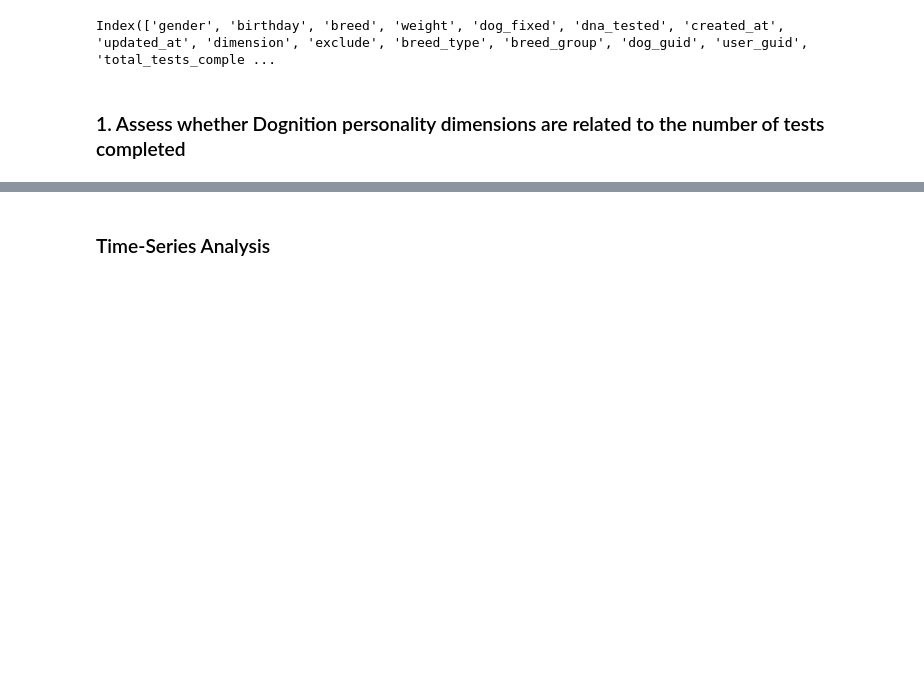
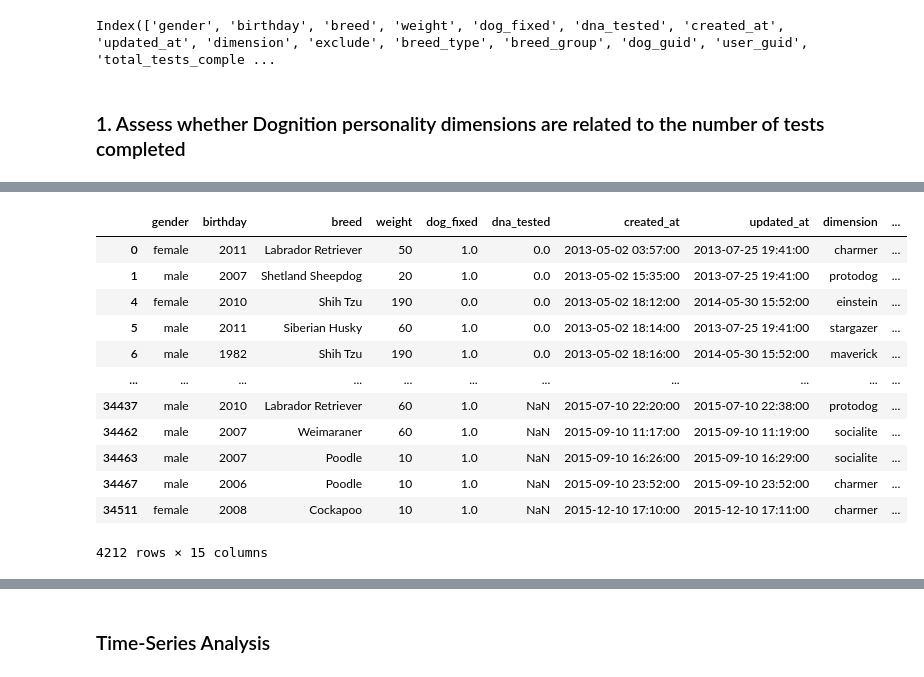
Before and after one commit to dennislamcv1/DukeExcelMySQL, a Jupyter notebook: Managing Big Data with MySQL/Dognition Analysis.ipynb, the cells around one changed output, grey strips where cells are left out. Drawn from its saved outputs; the diff is of its cells as text; code cells hidden in the pictures; blank space fills up the shorter version.

```diff
--- a/Managing Big Data with MySQL/Dognition Analysis.ipynb
+++ b/Managing Big Data with MySQL/Dognition Analysis.ipynb
@@ -327,0 +259,19 @@ sns.relplot(x="age", y="eval", hue="gender",
+# %%
+#Choose dimensions
+
+df2 = df[df["dimension"].notna()]
+df2
+# %% [output]
+|  | gender | birthday | breed | weight | dog_fixed | dna_tested | created_at | updated_at | dimension | ... |
+| 0 | female | 2011 | Labrador Retriever | 50 | 1.0 | 0.0 | 2013-05-02 03:57:00 | 2013-07-25 19:41:00 | charmer | ... |
+| 1 | male | 2007 | Shetland Sheepdog | 20 | 1.0 | 0.0 | 2013-05-02 15:35:00 | 2013-07-25 19:41:00 | protodog | ... |
+| 4 | female | 2010 | Shih Tzu | 190 | 0.0 | 0.0 | 2013-05-02 18:12:00 | 2014-05-30 15:52:00 | einstein | ... |
+| 5 | male | 2011 | Siberian Husky | 60 | 1.0 | 0.0 | 2013-05-02 18:14:00 | 2013-07-25 19:41:00 | stargazer | ... |
+| 6 | male | 1982 | Shih Tzu | 190 | 1.0 | 0.0 | 2013-05-02 18:16:00 | 2014-05-30 15:52:00 | maverick | ... |
+| ... | ... | ... | ... | ... | ... | ... | ... | ... | ... | ... |
+| 34437 | male | 2010 | Labrador Retriever | 60 | 1.0 | NaN | 2015-07-10 22:20:00 | 2015-07-10 22:38:00 | protodog | ... |
+| 34462 | male | 2007 | Weimaraner | 60 | 1.0 | NaN | 2015-09-10 11:17:00 | 2015-09-10 11:19:00 | socialite | ... |
+| 34463 | male | 2007 | Poodle | 10 | 1.0 | NaN | 2015-09-10 16:26:00 | 2015-09-10 16:29:00 | socialite | ... |
+| 34467 | male | 2006 | Poodle | 10 | 1.0 | NaN | 2015-09-10 23:52:00 | 2015-09-10 23:52:00 | charmer | ... |
+| 34511 | female | 2008 | Cockapoo | 10 | 1.0 | NaN | 2015-12-10 17:10:00 | 2015-12-10 17:11:00 | charmer | ... |
+4212 rows × 15 columns
```
Also changed, not shown: parts of 47 cells of this notebook, 3 other files.
